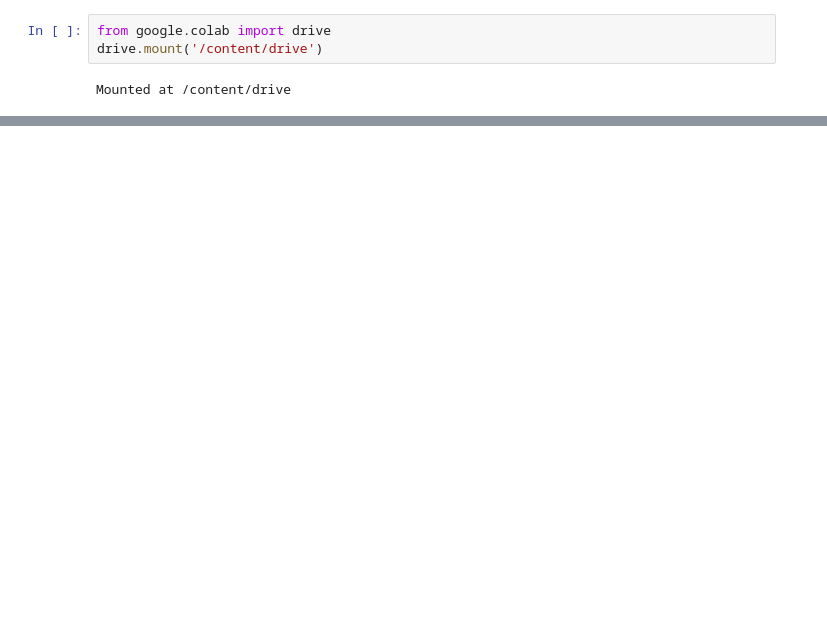
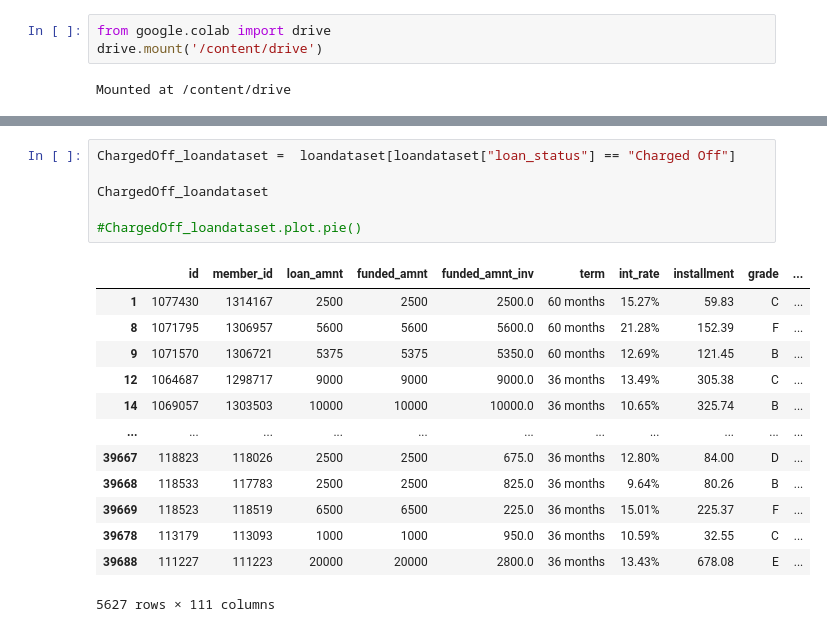
Before and after one commit to samrich76/Lending_Risk_Analysis, a Jupyter notebook: Lending_Risk_Analysis.ipynb, the cells around one changed output, grey strips where cells are left out. Cells and saved outputs as stored; diff of their text form; blank space fills up the shorter version.

```diff
--- a/Lending_Risk_Analysis.ipynb
+++ b/Lending_Risk_Analysis.ipynb
@@ -998,0 +117,20 @@ EDA_grades.groupby(['submit_date']).count()
+# %%
+ChargedOff_loandataset =  loandataset[loandataset["loan_status"] == "Charged Off"]
+
+ChargedOff_loandataset
+
+#ChargedOff_loandataset.plot.pie()
+# %% [output]
+|  | id | member_id | loan_amnt | funded_amnt | funded_amnt_inv | term | int_rate | installment | grade | ... |
+| 1 | 1077430 | 1314167 | 2500 | 2500 | 2500.0 | 60 months | 15.27% | 59.83 | C | ... |
+| 8 | 1071795 | 1306957 | 5600 | 5600 | 5600.0 | 60 months | 21.28% | 152.39 | F | ... |
+| 9 | 1071570 | 1306721 | 5375 | 5375 | 5350.0 | 60 months | 12.69% | 121.45 | B | ... |
+| 12 | 1064687 | 1298717 | 9000 | 9000 | 9000.0 | 36 months | 13.49% | 305.38 | C | ... |
+| 14 | 1069057 | 1303503 | 10000 | 10000 | 10000.0 | 36 months | 10.65% | 325.74 | B | ... |
+| ... | ... | ... | ... | ... | ... | ... | ... | ... | ... | ... |
+| 39667 | 118823 | 118026 | 2500 | 2500 | 675.0 | 36 months | 12.80% | 84.00 | D | ... |
+| 39668 | 118533 | 117783 | 2500 | 2500 | 825.0 | 36 months | 9.64% | 80.26 | B | ... |
+| 39669 | 118523 | 118519 | 6500 | 6500 | 225.0 | 36 months | 15.01% | 225.37 | F | ... |
+| 39678 | 113179 | 113093 | 1000 | 1000 | 950.0 | 36 months | 10.59% | 32.55 | C | ... |
+| 39688 | 111227 | 111223 | 20000 | 20000 | 2800.0 | 36 months | 13.43% | 678.08 | E | ... |
+5627 rows × 111 columns
```
Also changed, not shown: parts of 115 cells of this notebook.
